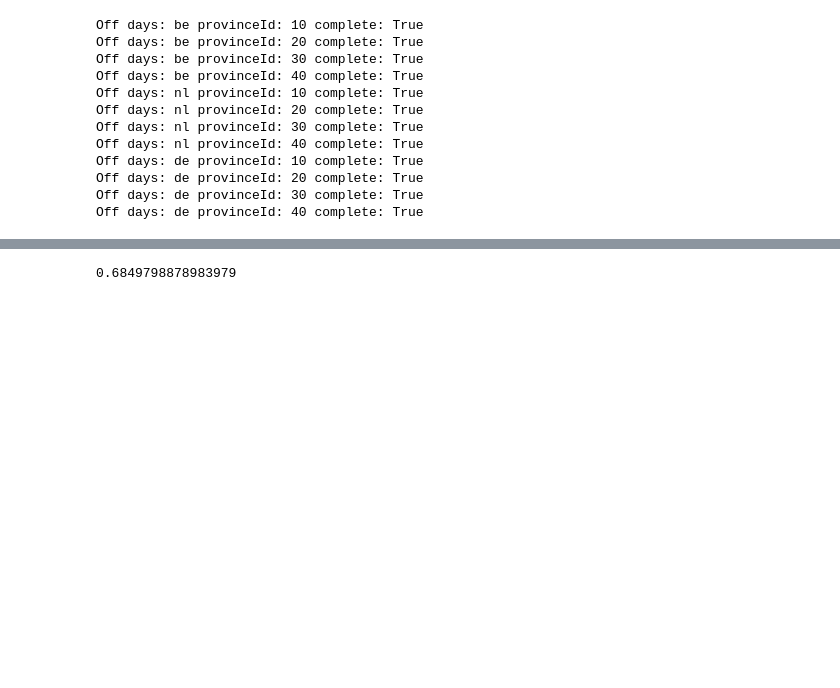
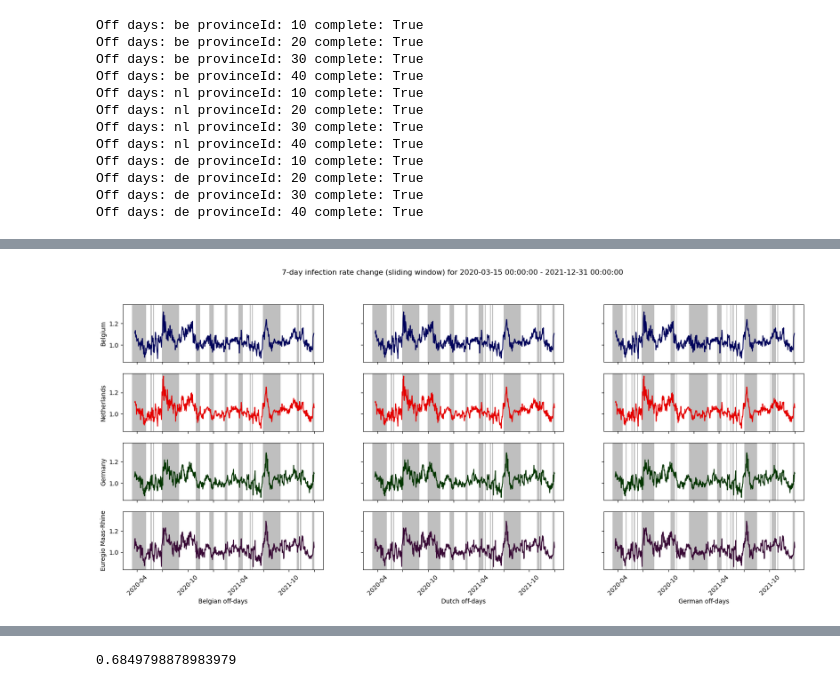
Before and after one commit to GruenerT/DS2_EMR_CoViD_eval, a Jupyter notebook: Seminar_CoViD_tristate_comparison.ipynb, the cells around one changed output, grey strips where cells are left out. Cells and saved outputs as stored; diff of their text form; code cells hidden in the pictures; blank space fills up the shorter version.

```diff
--- a/Seminar_CoViD_tristate_comparison.ipynb
+++ b/Seminar_CoViD_tristate_comparison.ipynb
@@ -157,0 +163,4 @@ Off days: de provinceId: 40 complete: True
+# %%
+scatterInfectionComparison(emr_df, be_ref_df, nl_ref_df, de_ref_df, settings, plotsize=[20,8])
+# %% [output]
+[figure, added]
```
Also changed, not shown: parts of 34 cells of this notebook, 3 other files.
